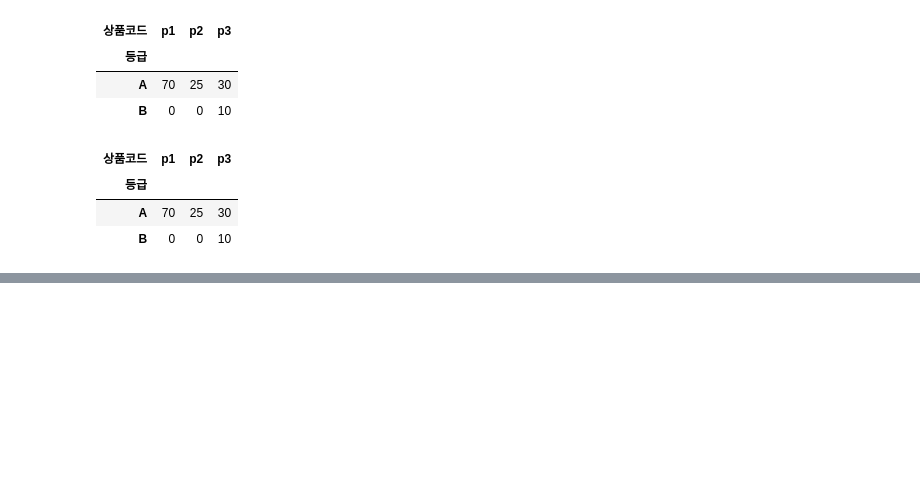
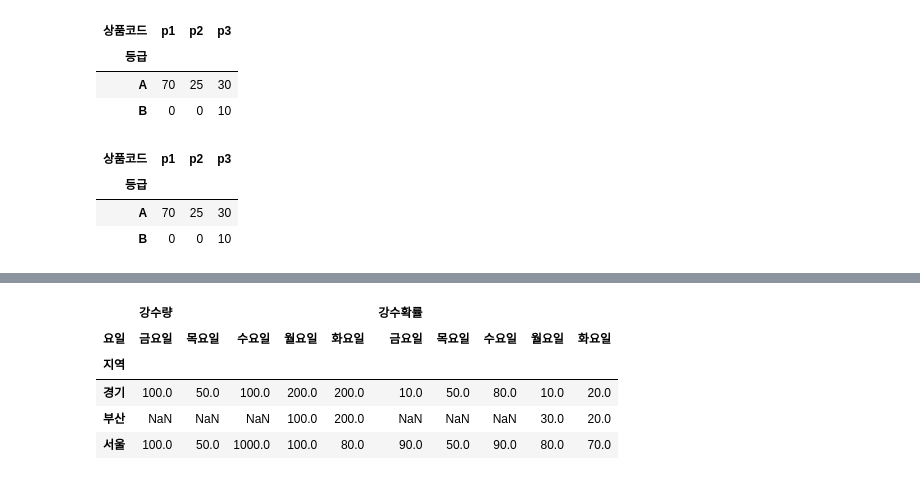
Before and after one commit to ipinid613/github_python_ML, a Jupyter notebook: KT_AICE/Pandas_이해_및_활용_DataFrame 변형하기(이론+실습)_240815.ipynb, the cells around one changed output, grey strips where cells are left out. Saved outputs shown, nothing was run; the diff lists cells and outputs as text; code cells hidden in the pictures; blank space fills up the shorter version.

```diff
--- a/KT_AICE/Pandas_이해_및_활용_DataFrame 변형하기(이론+실습)_240815.ipynb
+++ b/KT_AICE/Pandas_이해_및_활용_DataFrame 변형하기(이론+실습)_240815.ipynb
@@ -481,0 +544,11 @@ pd.pivot_table(data=pivot_sample, index='등급', columns='상품코드', values
+# %%
+# unstack: new_stack_sample의 1번째 레벨의 인덱스 '요일'을 컬럼으로 이동
+
+new_stack_sample.unstack('요일') #new_stack_sample.unstack(1),  new_stack_sample.unstack(level=1)과 같음
+# %% [output]
+|  | 강수량 |  |  |  |  | 강수확률 |  |  |  |  |
+| 요일 | 금요일 | 목요일 | 수요일 | 월요일 | 화요일 | 금요일 | 목요일 | 수요일 | 월요일 | 화요일 |
+| 지역 |  |  |  |  |  |  |  |  |  |  |
+| 경기 | 100.0 | 50.0 | 100.0 | 200.0 | 200.0 | 10.0 | 50.0 | 80.0 | 10.0 | 20.0 |
+| 부산 | NaN | NaN | NaN | 100.0 | 200.0 | NaN | NaN | NaN | 30.0 | 20.0 |
+| 서울 | 100.0 | 50.0 | 1000.0 | 100.0 | 80.0 | 90.0 | 50.0 | 90.0 | 80.0 | 70.0 |
```
Also changed, not shown: parts of 24 cells of this notebook.
